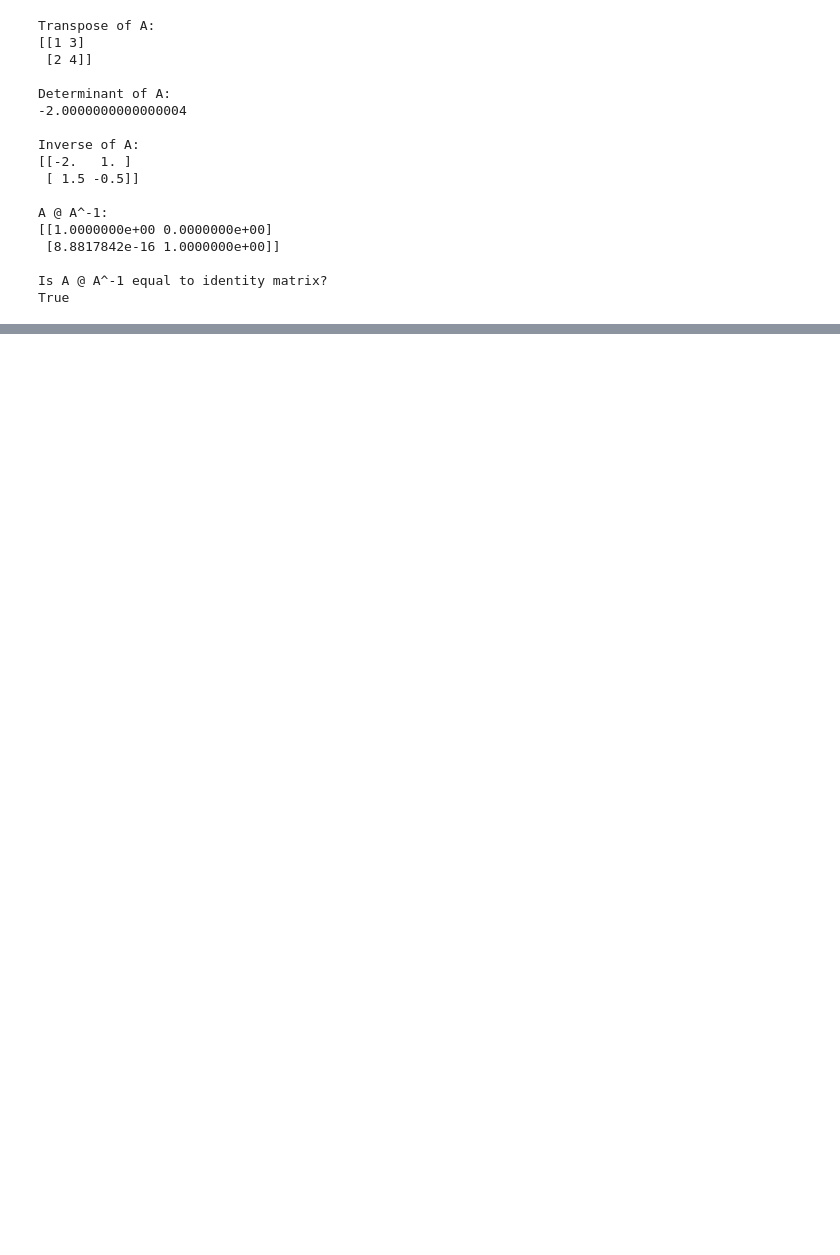
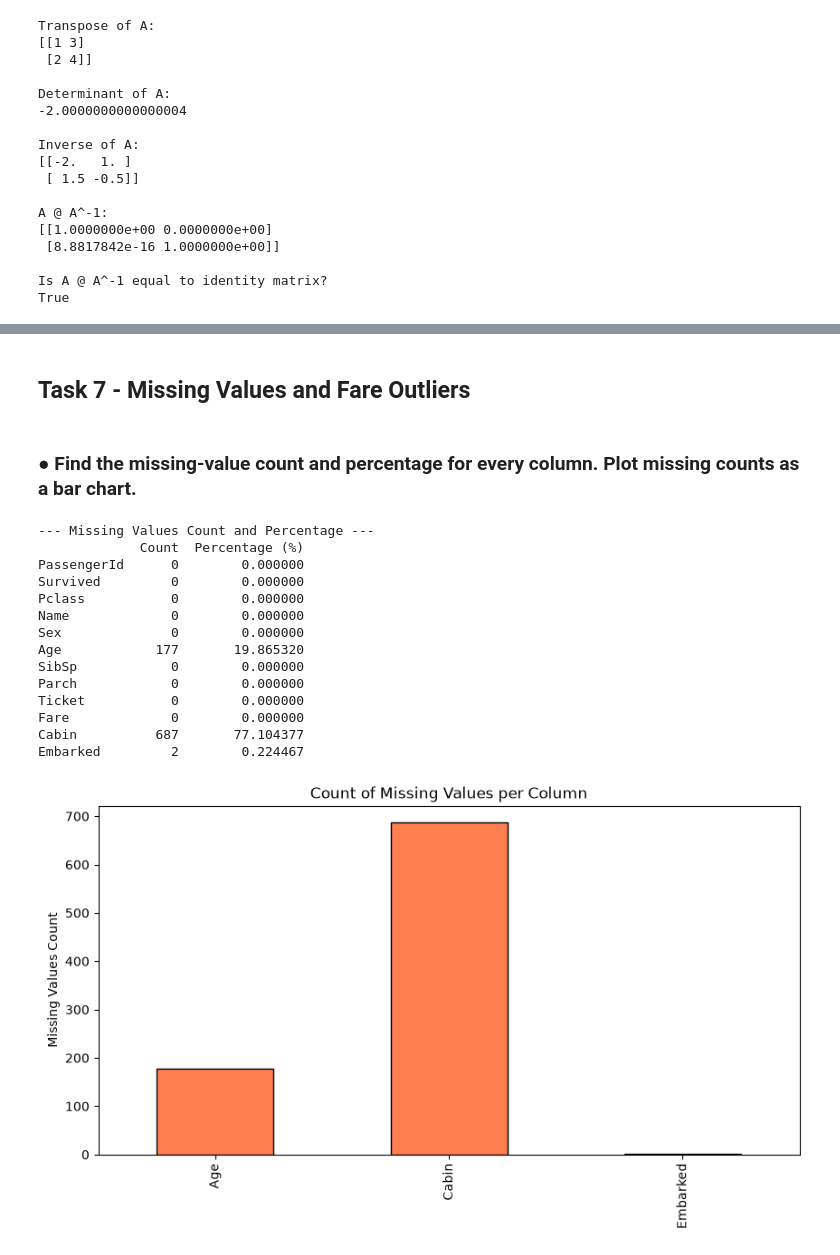
Before and after one commit to kaushal-trada/202618001_kaushal_DS605, a Jupyter notebook: 202618001_Lab_02/202618001_Lab_02.ipynb, the cells around one changed output, grey strips where cells are left out. Cells and saved outputs as stored; diff of their text form; code cells hidden in the pictures; blank space fills up the shorter version.

```diff
--- a/202618001_Lab_02/202618001_Lab_02.ipynb
+++ b/202618001_Lab_02/202618001_Lab_02.ipynb
@@ -273,0 +464,32 @@ True
+# %% [markdown]
+## Task 7 - Missing Values and Fare Outliers
+# %% [markdown]
+### ● Find the missing-value count and percentage for every column. Plot missing counts as a bar chart.
+# %%
+print("--- Missing Values Count and Percentage ---")
+missing_count = df.isnull().sum()
+missing_pct = (df.isnull().sum() / len(df)) * 100
+missing_df = pd.DataFrame({'Count': missing_count, 'Percentage (%)': missing_pct})
+print(missing_df)
+
+plt.figure(figsize=(10, 5))
+missing_count[missing_count > 0].plot(kind='bar', color='coral', edgecolor='black')
+plt.title('Count of Missing Values per Column')
+plt.ylabel('Missing Values Count')
+plt.show()
+# %% [output]
+--- Missing Values Count and Percentage ---
+             Count  Percentage (%)
+PassengerId      0        0.000000
+Survived         0        0.000000
+Pclass           0        0.000000
+Name             0        0.000000
+Sex              0        0.000000
+Age            177       19.865320
+SibSp            0        0.000000
+Parch            0        0.000000
+Ticket           0        0.000000
+Fare             0        0.000000
+Cabin          687       77.104377
+Embarked         2        0.224467
+[figure, added]
```
Also changed, not shown: parts of 45 cells of this notebook, 1 other file.
